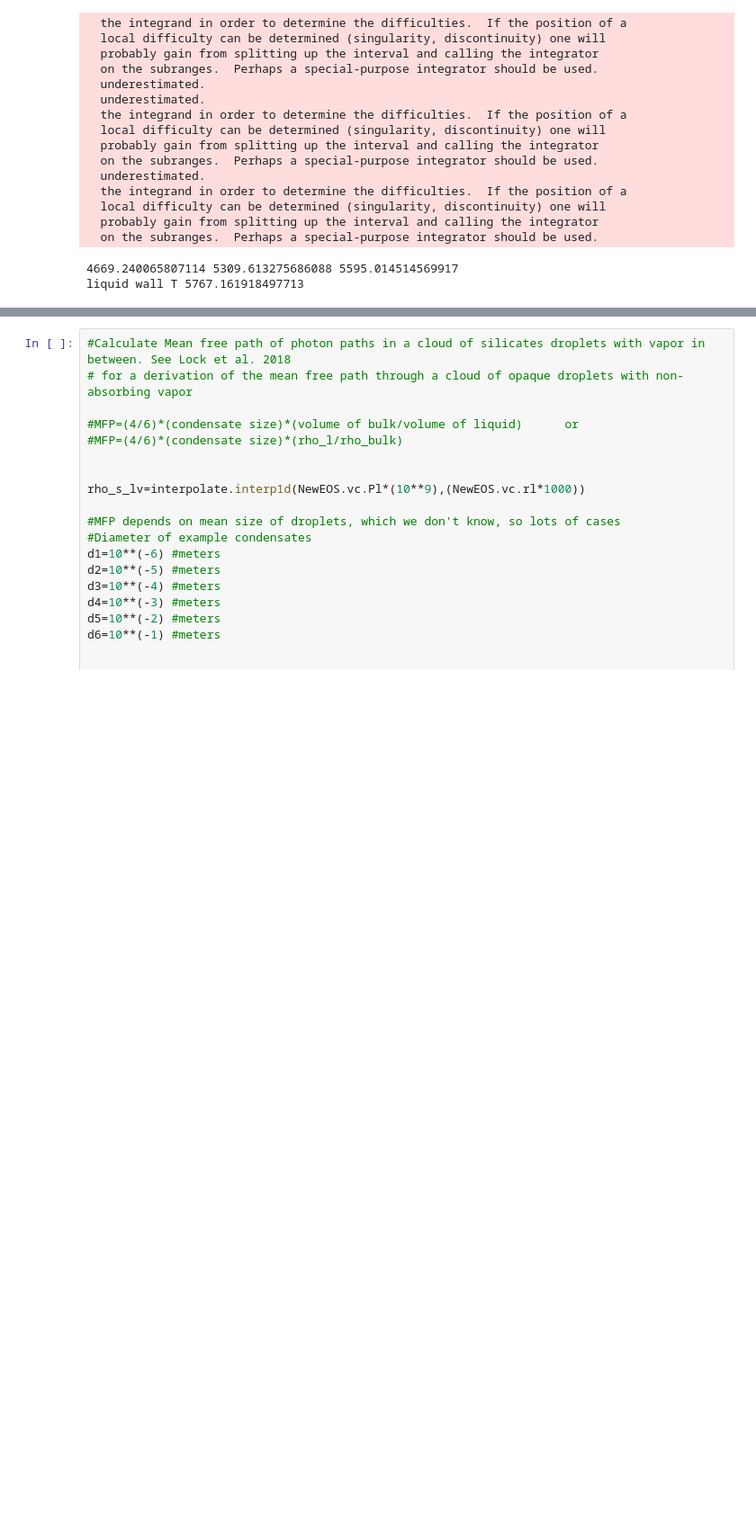
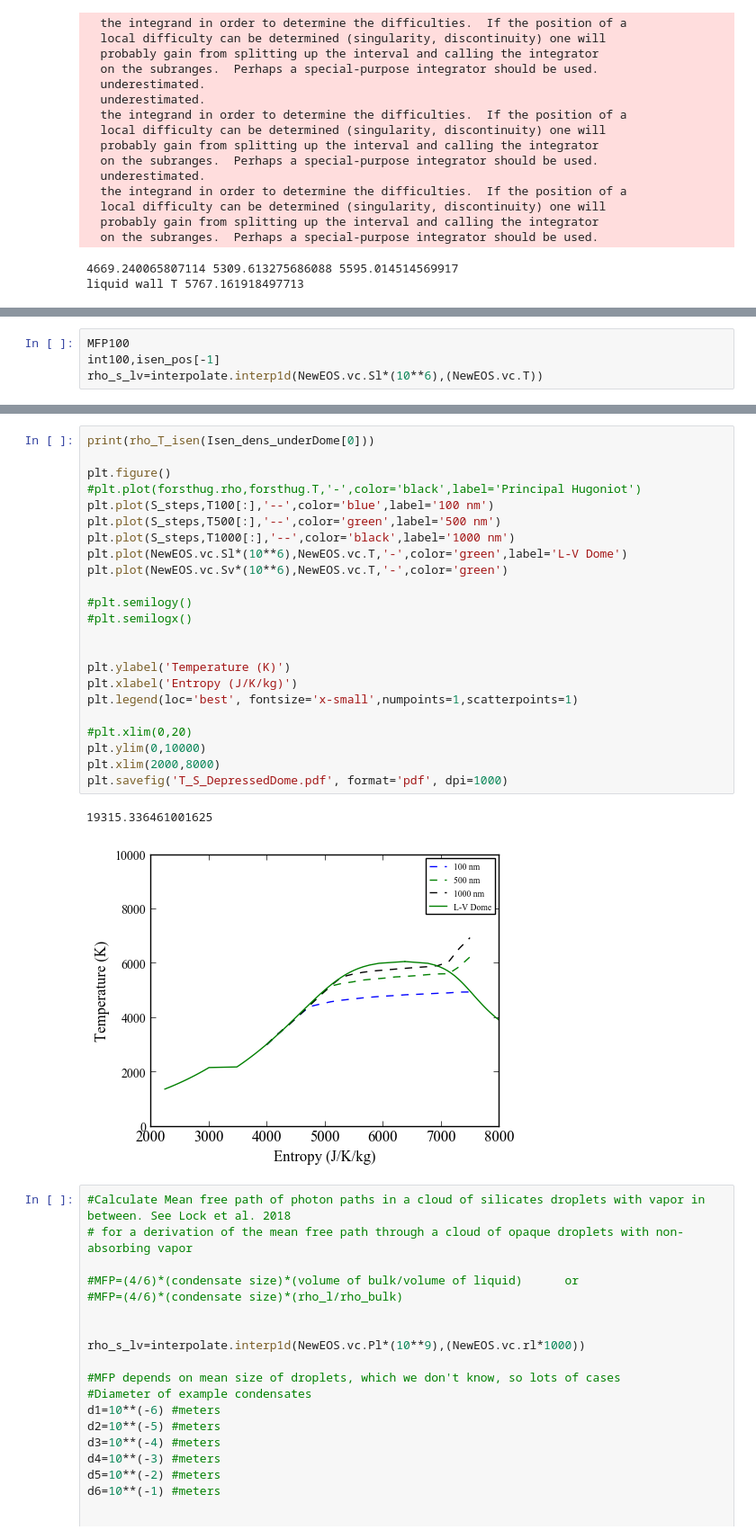
Before and after one commit to edavi006/Forsterite_Stagnation, a Jupyter notebook: L-V_Dome_DepressedTCalc.ipynb, the cells around one changed output, grey strips where cells are left out. Shown: that part at 90% size. Saved outputs shown, nothing was run; the diff lists cells and outputs as text; blank space fills up the shorter version.

Commit message:
Finished Depressed Dome

```diff
--- a/L-V_Dome_DepressedTCalc.ipynb
+++ b/L-V_Dome_DepressedTCalc.ipynb
@@ -786,0 +781,4 @@ int100,isen_pos[-1]
+# %%
+MFP100
+int100,isen_pos[-1]
+rho_s_lv=interpolate.interp1d(NewEOS.vc.Sl*(10**6),(NewEOS.vc.T))
@@ -787,3 +1034,29 @@ int100,isen_pos[-1]
+# %%
+print(rho_T_isen(Isen_dens_underDome[0]))
+
+plt.figure()
+#plt.plot(forsthug.rho,forsthug.T,'-',color='black',label='Principal Hugoniot')
+plt.plot(S_steps,T100[:],'--',color='blue',label='100 nm')
+plt.plot(S_steps,T500[:],'--',color='green',label='500 nm')
+plt.plot(S_steps,T1000[:],'--',color='black',label='1000 nm')
+plt.plot(NewEOS.vc.Sl*(10**6),NewEOS.vc.T,'-',color='green',label='L-V Dome')
+plt.plot(NewEOS.vc.Sv*(10**6),NewEOS.vc.T,'-',color='green')
+
+#plt.semilogy()
+#plt.semilogx()
+
+
+plt.ylabel('Temperature (K)')
+plt.xlabel('Entropy (J/K/kg)')
+plt.legend(loc='best', fontsize='x-small',numpoints=1,scatterpoints=1)
+
+#plt.xlim(0,20)
+plt.ylim(0,10000)
+plt.xlim(2000,8000)
+plt.savefig('T_S_DepressedDome.pdf', format='pdf', dpi=1000)
+# %% [output]
+19315.336461001625
+[figure, added]
 # %%
 #Calculate Mean free path of photon paths in a cloud of silicates droplets with vapor in between. See Lock et al. 2018
 # for a derivation of the mean free path through a cloud of opaque droplets with non-absorbing vapor
```
Also changed, not shown: parts of 3 cells of this notebook, 1 other file.
